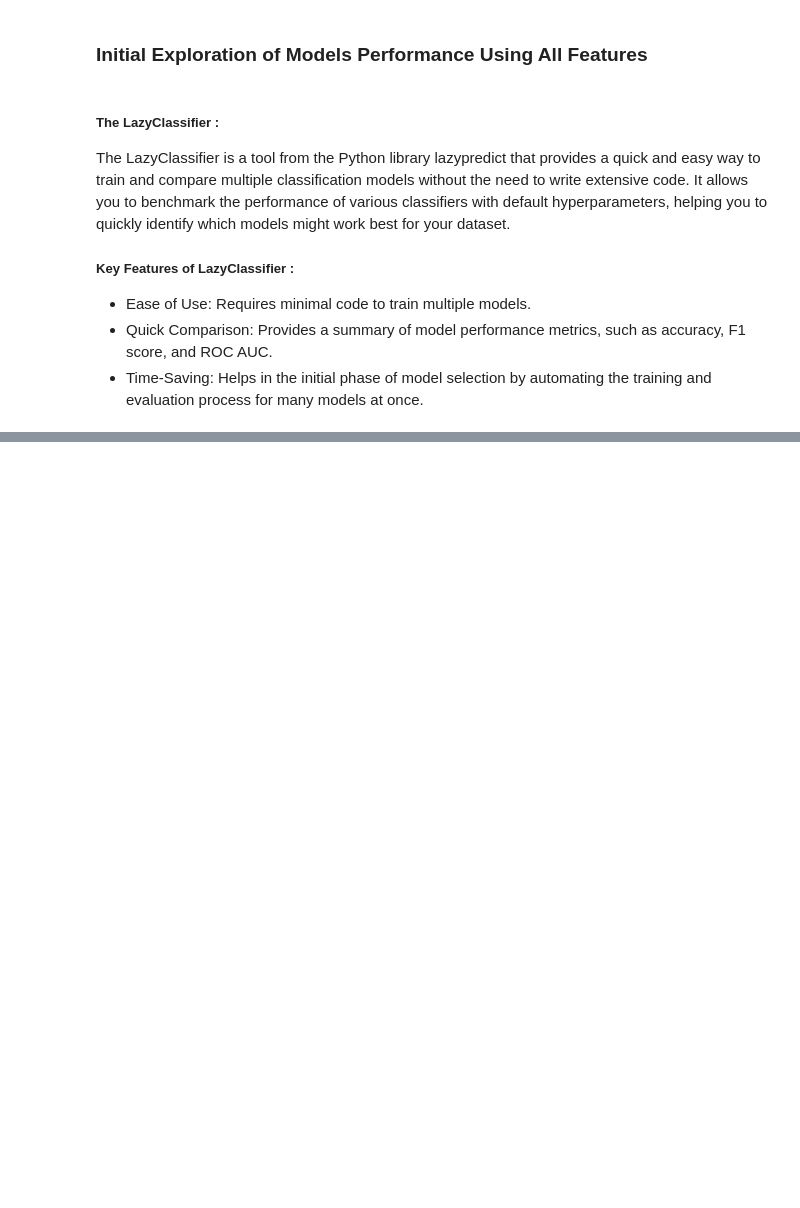
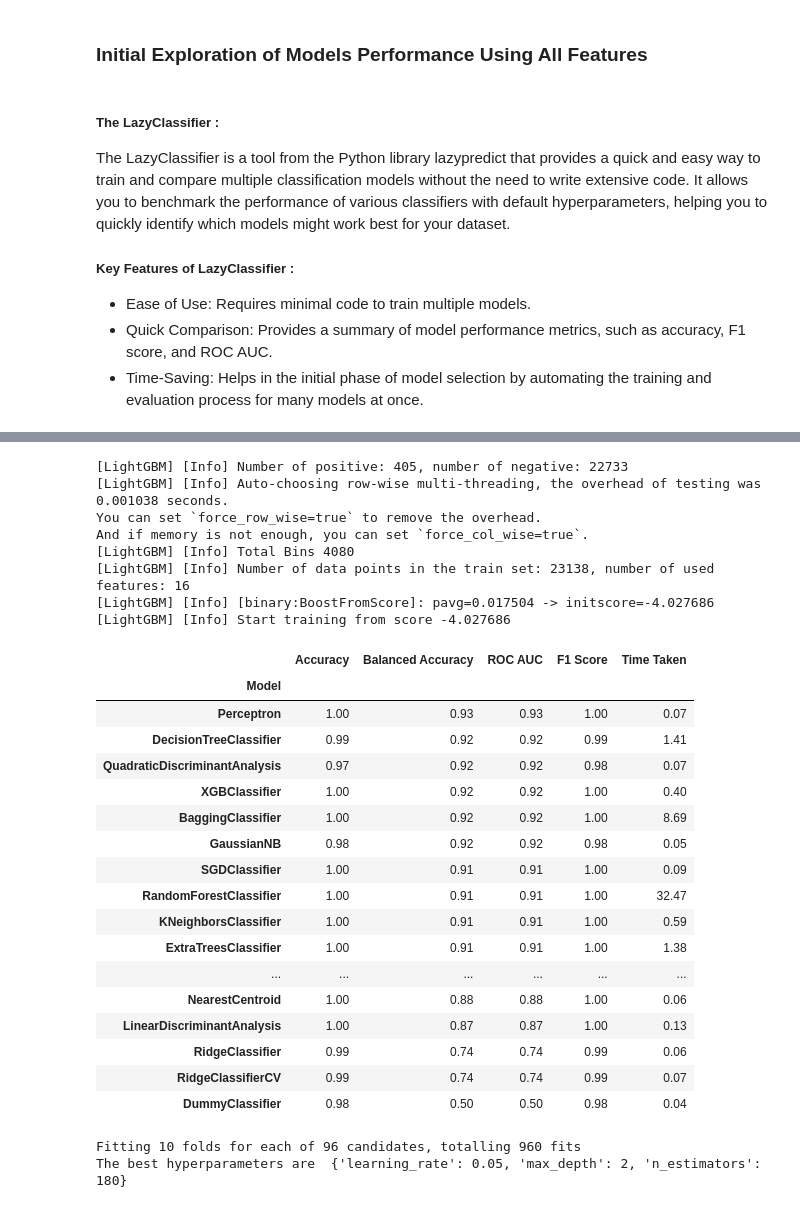
Before and after one commit to EL-MEHDI-git/Credit-card-fraud-detection, a Jupyter notebook: credit-card-fraud-detection.ipynb, the cells around one changed output, grey strips where cells are left out. Drawn from its saved outputs; the diff is of its cells as text; code cells hidden in the pictures; blank space fills up the shorter version.

```diff
--- a/credit-card-fraud-detection.ipynb
+++ b/credit-card-fraud-detection.ipynb
@@ -259,12 +326,70 @@ The LazyClassifier is a tool from the Python library lazypredict that provides a
 # %%
 from sklearn.model_selection import train_test_split
 from lazypredict.Supervised import LazyClassifier
 
 
 # Split the data into training and testing sets
-x_train, x_test, y_train, y_test = train_test_split(X_resampled, y_resampled, test_size=0.2, random_state=42)
+x_train, x_test, y_train, y_test = train_test_split(df_resampled.iloc[:,:-1], df_resampled[['Class']], test_size=0.2, random_state=42)
 
 # Fit all models
 clf = LazyClassifier(predictions=True)
 models, predictions = clf.fit(x_train, x_test, y_train, y_test)
 models
+# %% [output]
+[LightGBM] [Info] Number of positive: 405, number of negative: 22733
+[LightGBM] [Info] Auto-choosing row-wise multi-threading, the overhead of testing was 0.001038 seconds.
+You can set `force_row_wise=true` to remove the overhead.
+And if memory is not enough, you can set `force_col_wise=true`.
+[LightGBM] [Info] Total Bins 4080
+[LightGBM] [Info] Number of data points in the train set: 23138, number of used features: 16
+[LightGBM] [Info] [binary:BoostFromScore]: pavg=0.017504 -> initscore=-4.027686
+[LightGBM] [Info] Start training from score -4.027686
+|  | Accuracy | Balanced Accuracy | ROC AUC | F1 Score | Time Taken |
+| Model |  |  |  |  |  |
+| Perceptron | 1.00 | 0.93 | 0.93 | 1.00 | 0.07 |
+| DecisionTreeClassifier | 0.99 | 0.92 | 0.92 | 0.99 | 1.41 |
+| QuadraticDiscriminantAnalysis | 0.97 | 0.92 | 0.92 | 0.98 | 0.07 |
+| XGBClassifier | 1.00 | 0.92 | 0.92 | 1.00 | 0.40 |
+| BaggingClassifier | 1.00 | 0.92 | 0.92 | 1.00 | 8.69 |
+| GaussianNB | 0.98 | 0.92 | 0.92 | 0.98 | 0.05 |
+| SGDClassifier | 1.00 | 0.91 | 0.91 | 1.00 | 0.09 |
+| RandomForestClassifier | 1.00 | 0.91 | 0.91 | 1.00 | 32.47 |
+| KNeighborsClassifier | 1.00 | 0.91 | 0.91 | 1.00 | 0.59 |
+| ExtraTreesClassifier | 1.00 | 0.91 | 0.91 | 1.00 | 1.38 |
+| ... | ... | ... | ... | ... | ... |
+| NearestCentroid | 1.00 | 0.88 | 0.88 | 1.00 | 0.06 |
+| LinearDiscriminantAnalysis | 1.00 | 0.87 | 0.87 | 1.00 | 0.13 |
+| RidgeClassifier | 0.99 | 0.74 | 0.74 | 0.99 | 0.06 |
+| RidgeClassifierCV | 0.99 | 0.74 | 0.74 | 0.99 | 0.07 |
+| DummyClassifier | 0.98 | 0.50 | 0.50 | 0.98 | 0.04 |
+# %%
+from xgboost import XGBClassifier
+from sklearn.model_selection import GridSearchCV
+
+estimator = XGBClassifier(
+    objective= 'binary:logistic',
+    nthread=4,
+    seed=42
+)
+
+
+parameters = {
+    'max_depth': range (2, 10, 1),
+    'n_estimators': range(60, 220, 40),
+    'learning_rate': [0.1, 0.01, 0.05]
+}
+
+grid_search = GridSearchCV(
+    estimator=estimator,
+    param_grid=parameters,
+    scoring = 'roc_auc',
+    n_jobs = 10,
+    cv = 10,
+    verbose=True
+)
+
+search = grid_search.fit(x_train, y_train)
+print("The best hyperparameters are ",search.best_params_)
+# %% [output]
+Fitting 10 folds for each of 96 candidates, totalling 960 fits
+The best hyperparameters are  {'learning_rate': 0.05, 'max_depth': 2, 'n_estimators': 180}
```
Also changed, not shown: parts of 10 cells of this notebook.
